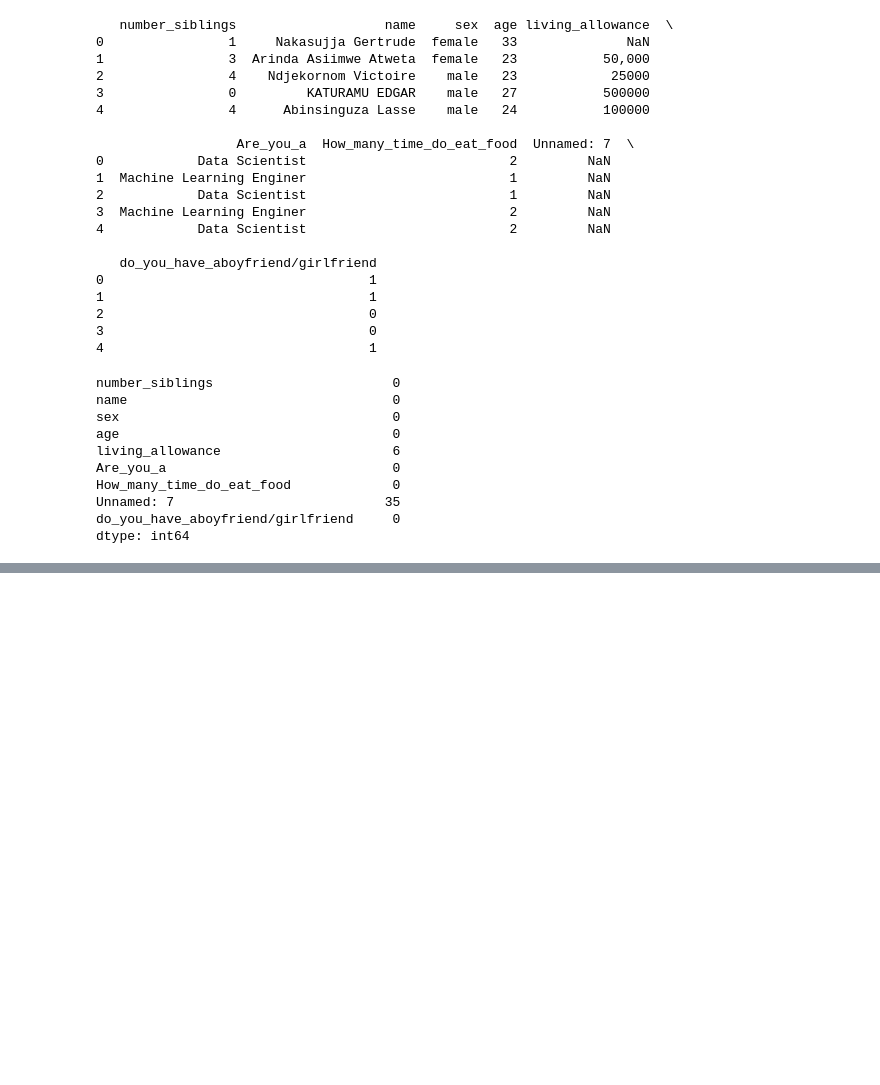
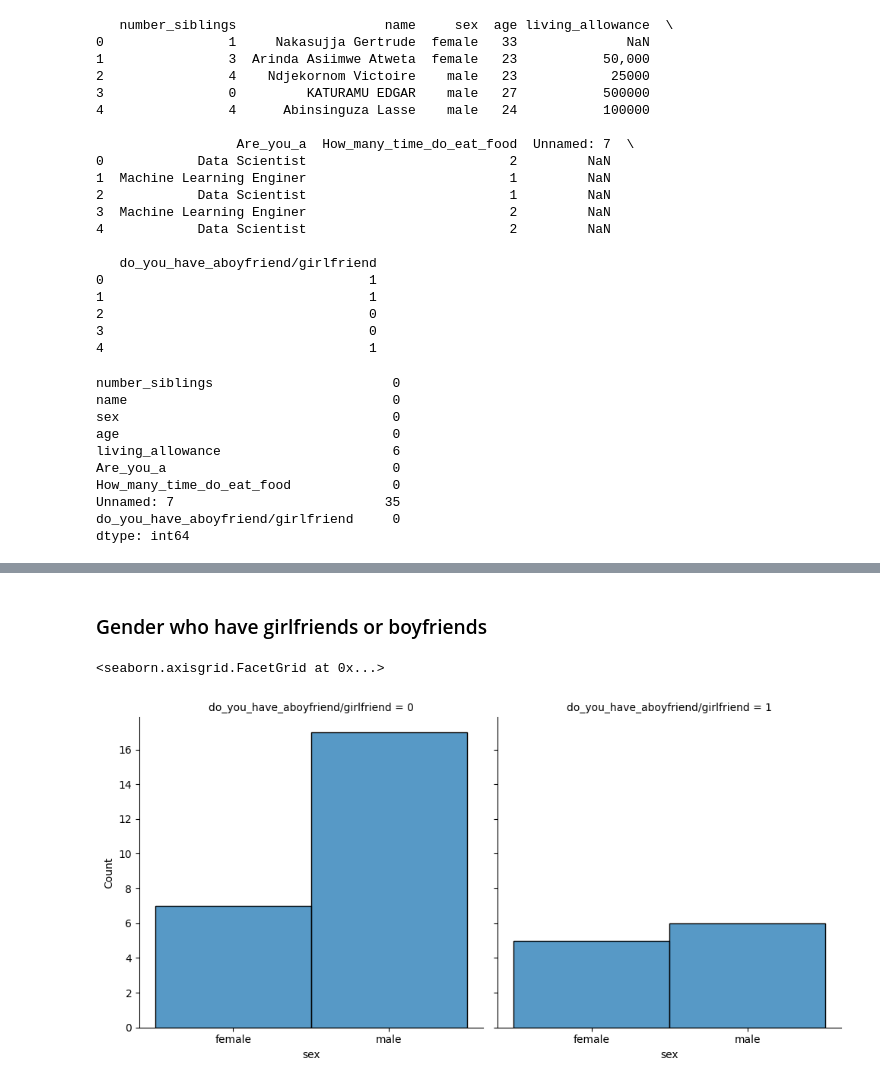
Before and after one commit to jim-junior/BSSE2301-Evercises, a Jupyter notebook: MORNING/beingana_jim_junior_day_8.ipynb, the cells around one changed output, grey strips where cells are left out. Saved outputs shown, nothing was run; the diff lists cells and outputs as text; code cells hidden in the pictures; blank space fills up the shorter version.

```diff
--- a/MORNING/beingana_jim_junior_day_8.ipynb
+++ b/MORNING/beingana_jim_junior_day_8.ipynb
@@ -105,0 +122,11 @@ print(df)
+# %% [markdown]
+### Gender who have girlfriends or boyfriends
+# %%
+sns.displot(
+    data=df,
+    x="sex",
+    col="do_you_have_aboyfriend/girlfriend"
+)
+# %% [output]
+<seaborn.axisgrid.FacetGrid at 0x...>
+[figure, added]
```
Also changed, not shown: parts of 11 cells of this notebook, 1 other file.
